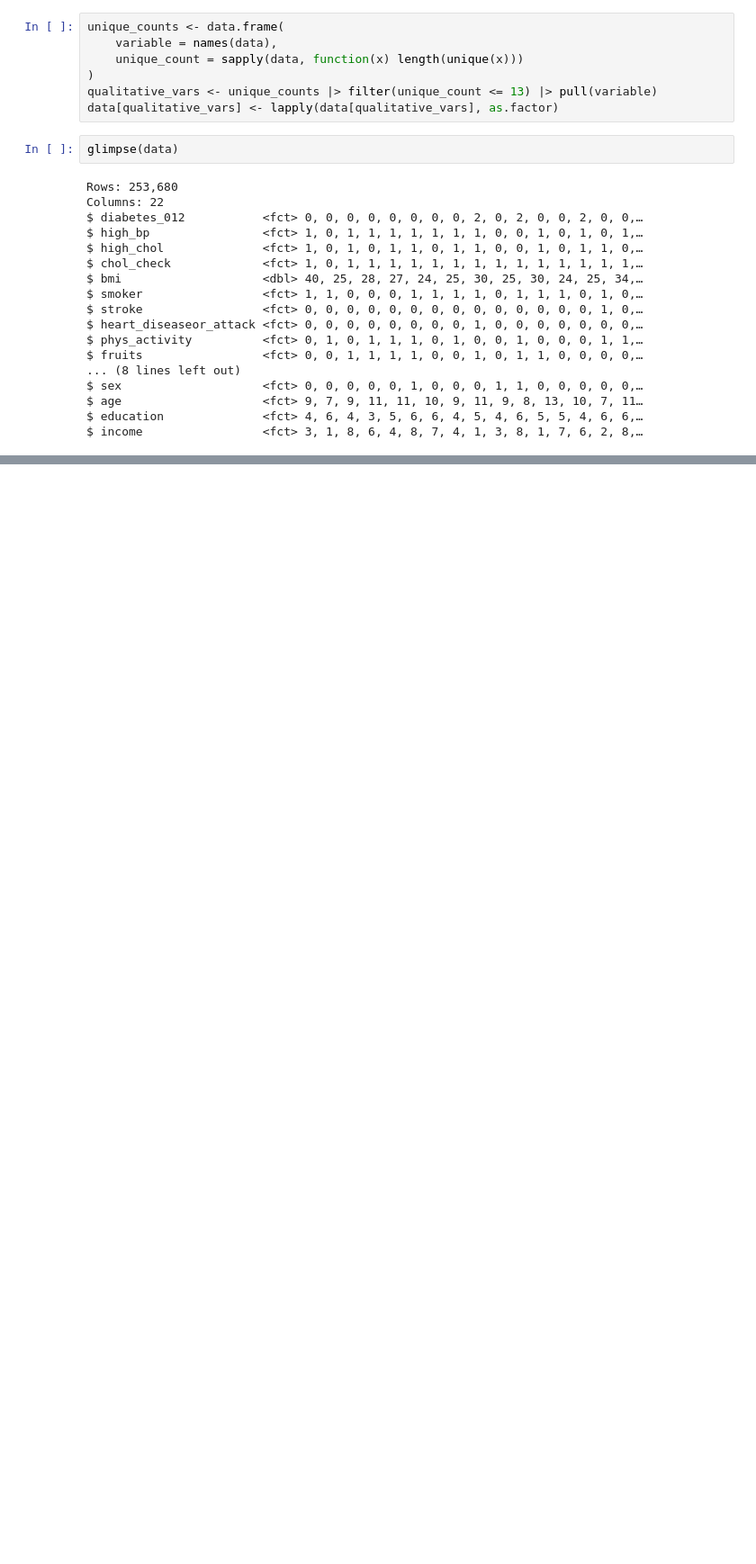
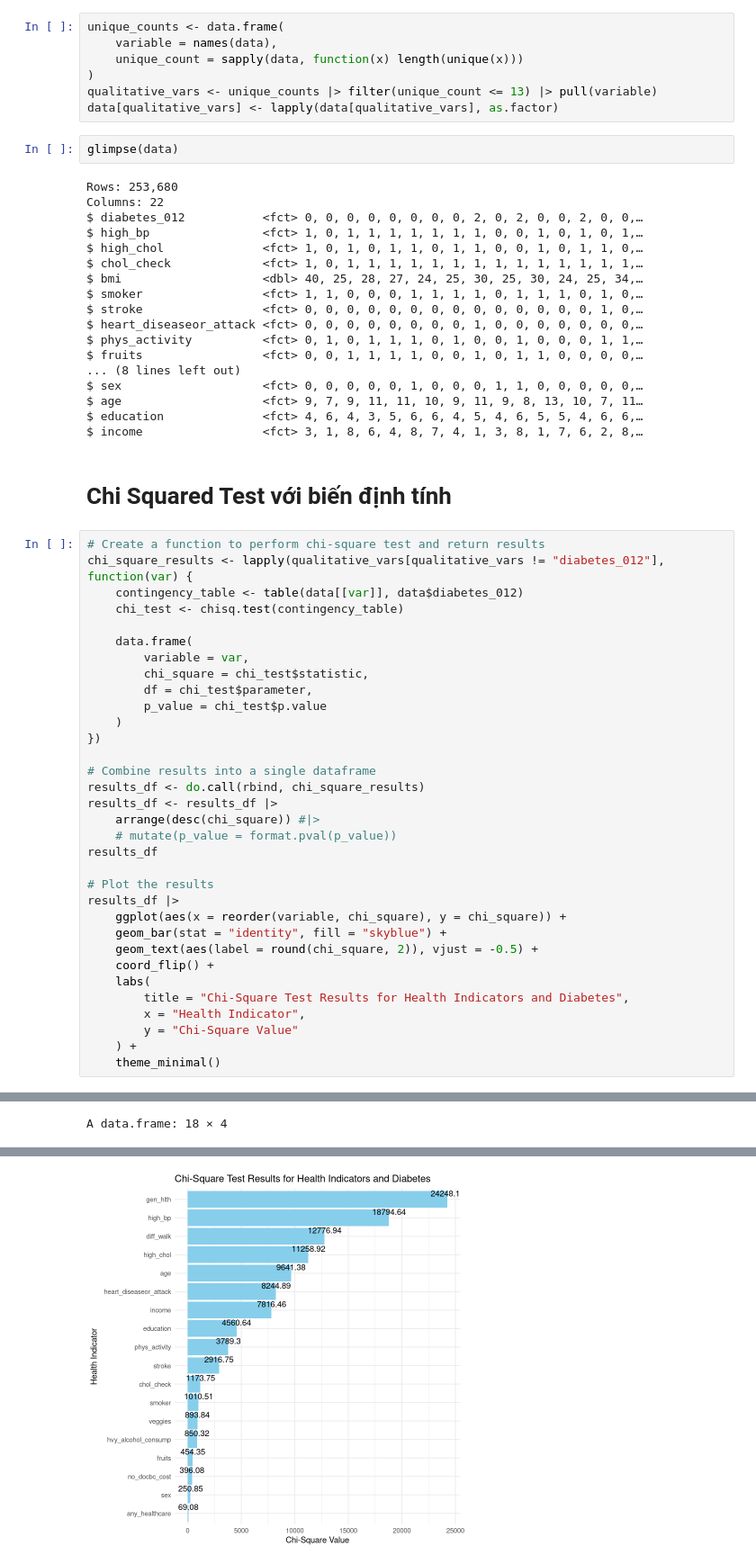
Before and after one commit to tandao0909/statistical-data-processing-project, a Jupyter notebook: EDA/ABTesting.ipynb, the cells around one changed output, grey strips where cells are left out. Shown at 90% size. Saved outputs shown, nothing was run; the diff lists cells and outputs as text; blank space fills up the shorter version.

Commit message:
Update data analysis methods for improved insights

```diff
--- a/EDA/ABTesting.ipynb
+++ b/EDA/ABTesting.ipynb
@@ -50,3 +52,39 @@ $ sex                    <fct> 0, 0, 0, 0, 0, 1, 0, 0, 0, 1, 1, 0, 0, 0, 0, 0,
 $ age                    <fct> 9, 7, 9, 11, 11, 10, 9, 11, 9, 8, 13, 10, 7, 11…
 $ education              <fct> 4, 6, 4, 3, 5, 6, 6, 4, 5, 4, 6, 5, 5, 4, 6, 6,…
 $ income                 <fct> 3, 1, 8, 6, 4, 8, 7, 4, 1, 3, 8, 1, 7, 6, 2, 8,…
+# %% [markdown]
+# Chi Squared Test với biến định tính
+# %%
+# Create a function to perform chi-square test and return results
+chi_square_results <- lapply(qualitative_vars[qualitative_vars != "diabetes_012"], function(var) {
+    contingency_table <- table(data[[var]], data$diabetes_012)
+    chi_test <- chisq.test(contingency_table)
+
+    data.frame(
+        variable = var,
+        chi_square = chi_test$statistic,
+        df = chi_test$parameter,
+        p_value = chi_test$p.value
+    )
+})
+
+# Combine results into a single dataframe
+results_df <- do.call(rbind, chi_square_results)
+results_df <- results_df |>
+    arrange(desc(chi_square)) #|>
+    # mutate(p_value = format.pval(p_value))
+results_df
+
+# Plot the results
+results_df |>
+    ggplot(aes(x = reorder(variable, chi_square), y = chi_square)) +
+    geom_bar(stat = "identity", fill = "skyblue") +
+    geom_text(aes(label = round(chi_square, 2)), vjust = -0.5) +
+    coord_flip() +
+    labs(
+        title = "Chi-Square Test Results for Health Indicators and Diabetes",
+        x = "Health Indicator",
+        y = "Chi-Square Value"
+    ) +
+    theme_minimal()
+# %% [output]
@@ -52,0 +93 @@ $ income                 <fct> 3, 1, 8, 6, 4, 8, 7, 4, 1, 3, 8, 1, 7, 6, 2, 8,
+A data.frame: 18 × 4
@@ -52,0 +112 @@ $ income                 <fct> 3, 1, 8, 6, 4, 8, 7, 4, 1, 3, 8, 1, 7, 6, 2, 8,
+[figure, added]
```
Also changed, not shown: parts of 21 cells of this notebook.
